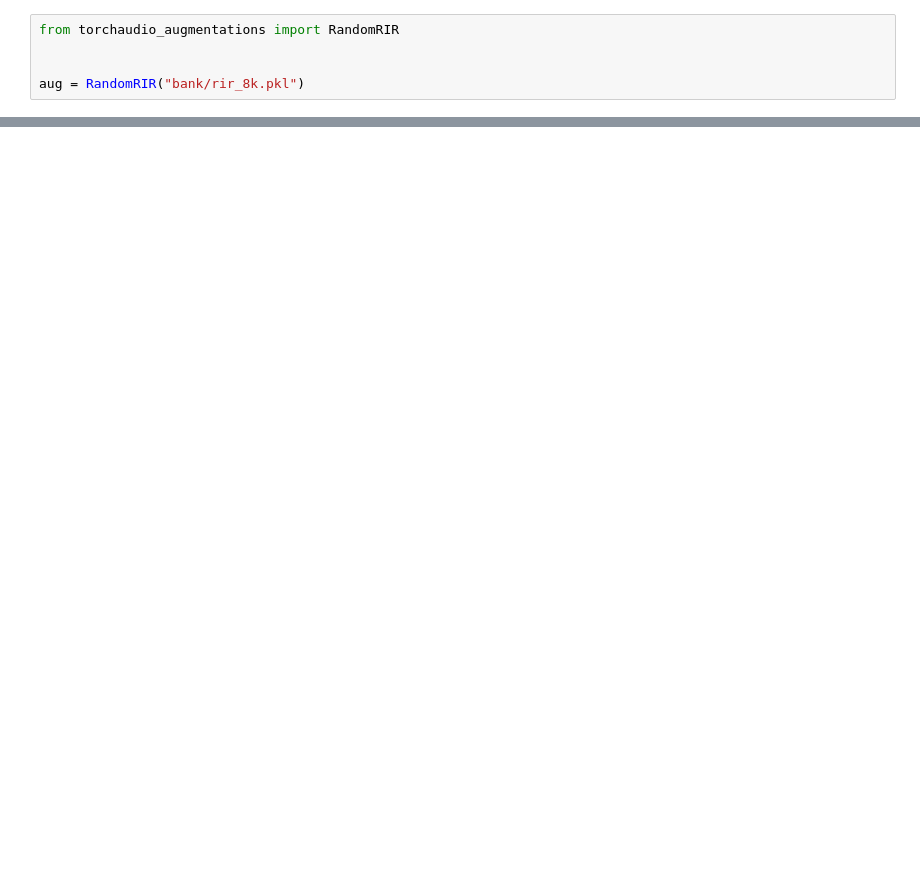
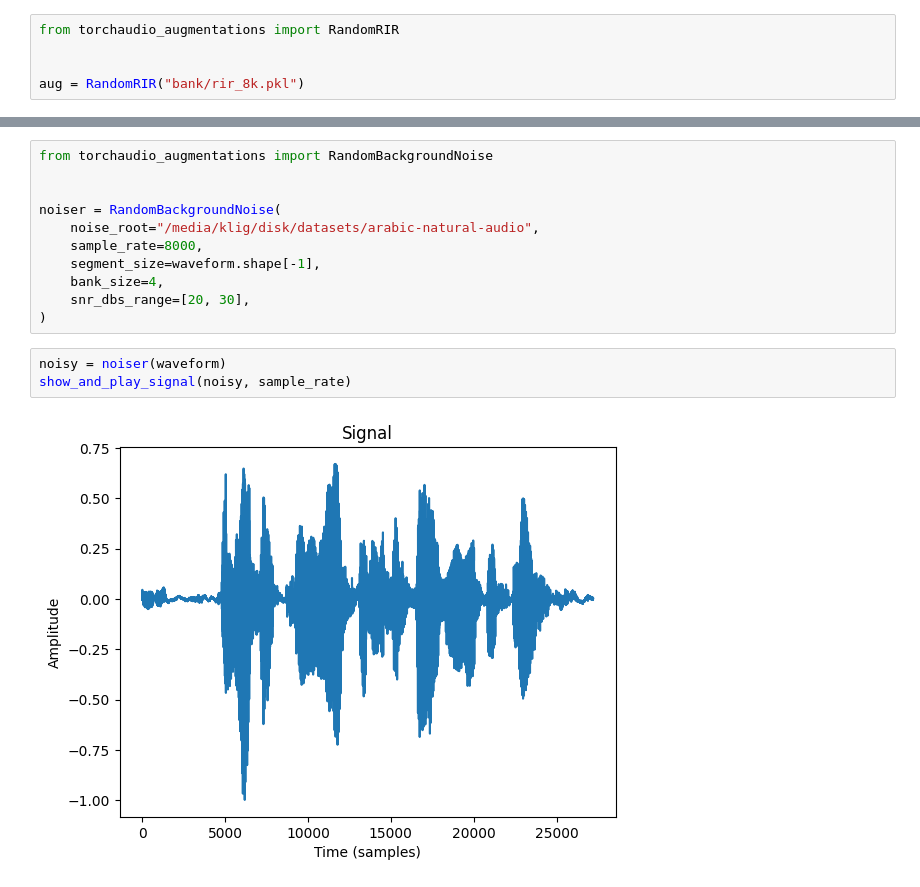
Before and after one commit to kligvasser/torchaudio-augmentations, a Jupyter notebook: demo.ipynb, the cells around one changed output, grey strips where cells are left out. Cells and saved outputs as stored; diff of their text form; blank space fills up the shorter version.

```diff
--- a/demo.ipynb
+++ b/demo.ipynb
@@ -125,0 +176,16 @@ show_and_play_signal(waveform_rir, sample_rate)
+# %%
+from torchaudio_augmentations import RandomBackgroundNoise
+
+
+noiser = RandomBackgroundNoise(
+    noise_root="/media/klig/disk/datasets/arabic-natural-audio",
+    sample_rate=8000,
+    segment_size=waveform.shape[-1],
+    bank_size=4,
+    snr_dbs_range=[20, 30],
+)
+# %%
+noisy = noiser(waveform)
+show_and_play_signal(noisy, sample_rate)
+# %% [output]
+[figure, added]
```
Also changed, not shown: parts of 6 cells of this notebook, 7 other files.
